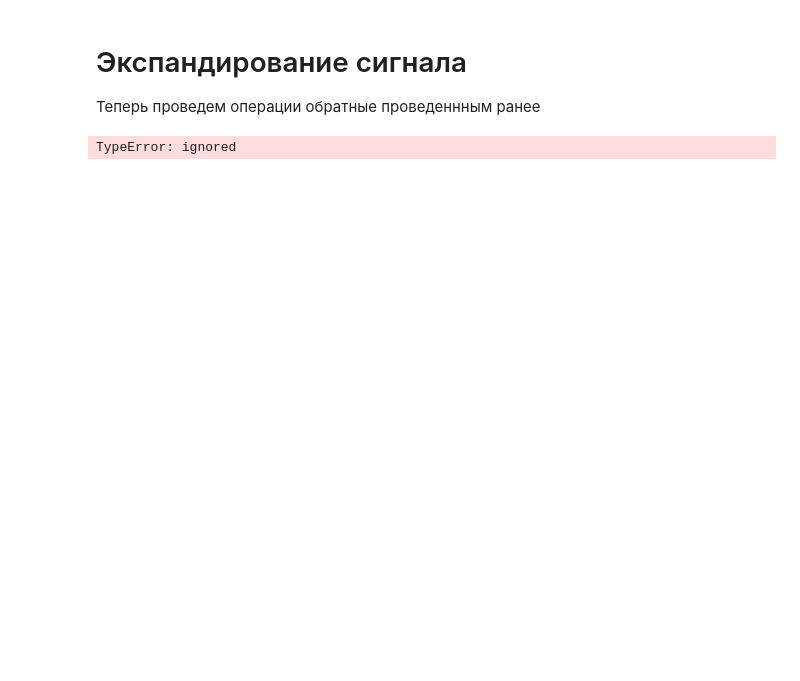
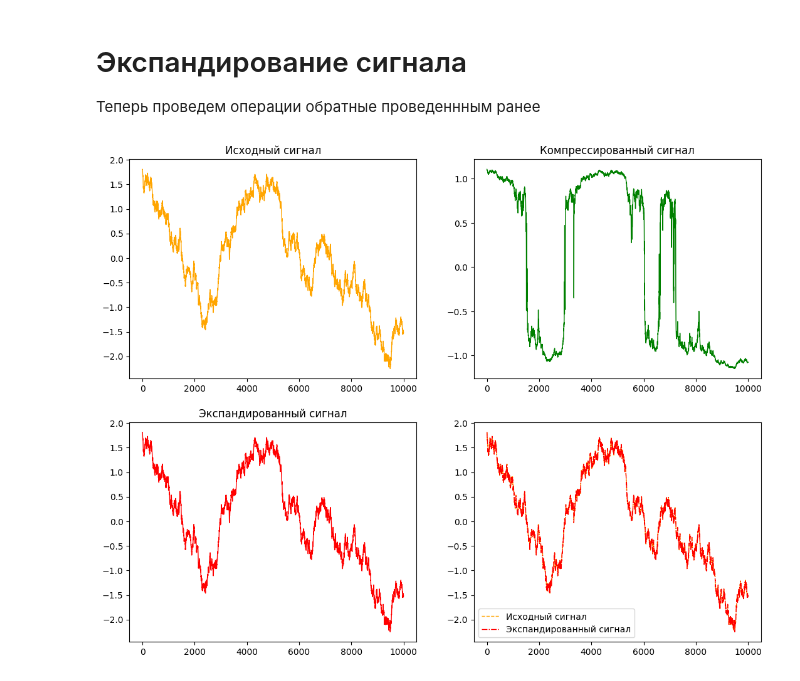
Before and after one commit to AlfaIV/RFinfSystem, a Jupyter notebook: ДЗ1_РСПИ.ipynb, the cells around one changed output. Saved outputs shown, nothing was run; the diff lists cells and outputs as text; code cells hidden in the pictures; blank space fills up the shorter version.

```diff
--- a/ДЗ1_РСПИ.ipynb
+++ b/ДЗ1_РСПИ.ipynb
@@ -291,7 +291,52 @@ plt.show()
 # %% [markdown]
 # Экспандирование сигнала
 Теперь проведем операции обратные проведеннным ранее
-# %%
-min(sg), max(sig)
-# %% [output]
-TypeError: ignored
+# %%
+def expander(y):
+  if abs(y) < 1/(1 + log (A)):
+    return (abs(y)*(1 + log(A)))/A*copysign(1,y)
+  elif 1/(1+log(A)) <= abs(y) or abs(y) <= 1:
+    return exp(-1 + abs(y)*(1 + log(A)))/A*copysign(1,y)
+# %%
+expand_sig = vectorize(expander)(compress_sig)
+# %%
+
+fig, axs = plt.subplots(2,2)
+
+axs[0,0].plot(sig_norm,
+         linewidth=1,
+         color="orange")
+axs[0,0].set_title('Исходный сигнал')
+
+axs[0,1].plot(compress_sig,
+         linewidth=1,
+         color="green")
+axs[0,1].set_title('Компрессированный сигнал')
+
+
+axs[1,0].plot(expand_sig,
+         linewidth=1,
+         color="red")
+axs[1,0].set_title('Экспандированный сигнал')
+
+
+axs[1,1].plot(sig_norm,
+         linewidth=1,
+         color="orange",
+        #  alpha=0.5,
+         linestyle='--',
+         label='Исходный сигнал')
+
+axs[1,1].plot(expand_sig,
+         linewidth=1,
+         color="red",
+        #  alpha=1.0,
+         linestyle='-.',
+         label='Экспандированный сигнал')
+axs[1,1].legend()
+
+
+fig.set_size_inches(13, 10)
+plt.show()
+# %% [output]
+[figure, added]
```
Also changed, not shown: parts of 11 cells of this notebook.
